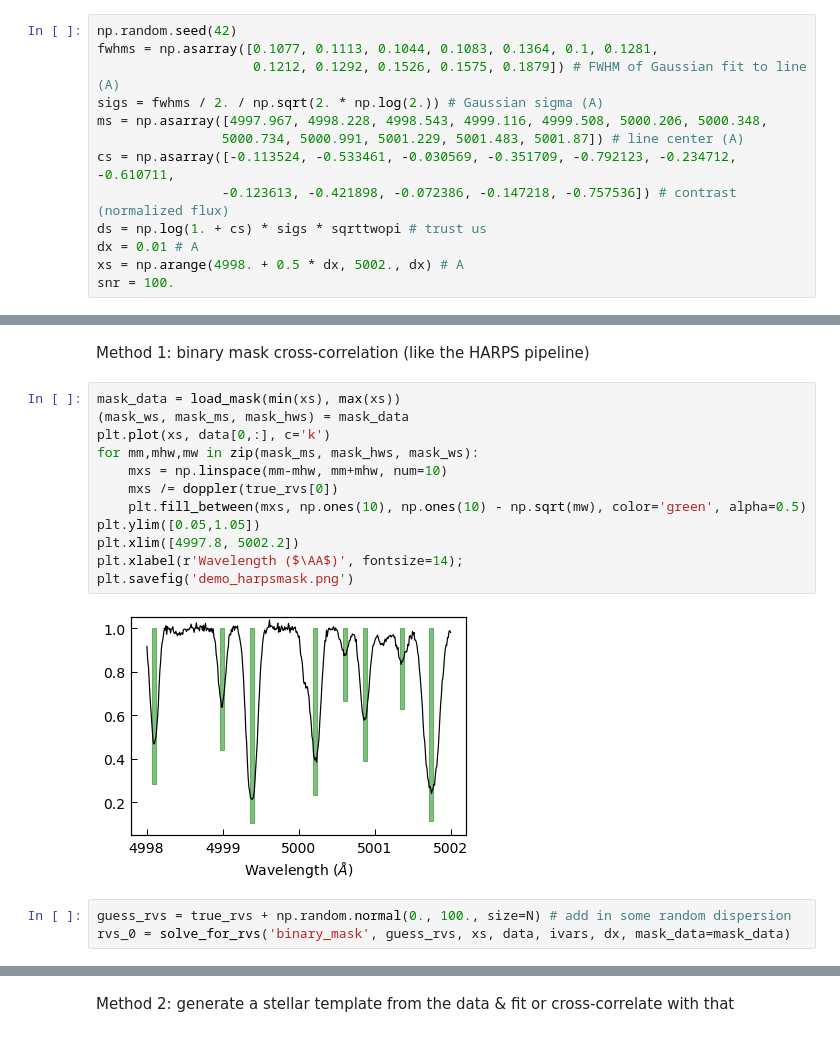
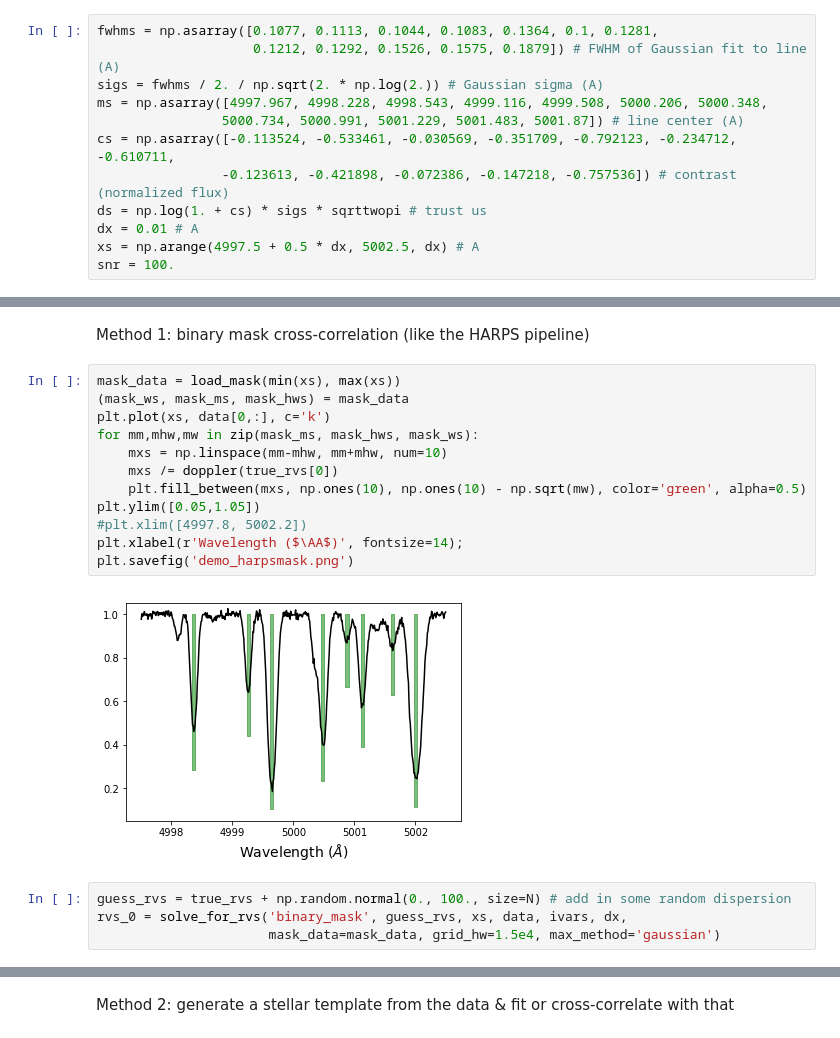
Before and after one commit to davidwhogg/EPRV, a Jupyter notebook: notebook/demo.ipynb, the cells around one changed output, grey strips where cells are left out. Drawn from its saved outputs; the diff is of its cells as text.

```diff
--- a/notebook/demo.ipynb
+++ b/notebook/demo.ipynb
@@ -9,7 +10,6 @@ from utils import *
 # %% [markdown]
 # Starting with the simplest possible test case: fake data with no tellurics, instrumental issues, or non-Doppler-shift time variations in the spectrum
 # %%
-np.random.seed(42)
 fwhms = np.asarray([0.1077, 0.1113, 0.1044, 0.1083, 0.1364, 0.1, 0.1281,
                     0.1212, 0.1292, 0.1526, 0.1575, 0.1879]) # FWHM of Gaussian fit to line (A)
 sigs = fwhms / 2. / np.sqrt(2. * np.log(2.)) # Gaussian sigma (A)
@@ -19,7 +19,7 @@ cs = np.asarray([-0.113524, -0.533461, -0.030569, -0.351709, -0.792123, -0.23471
                 -0.123613, -0.421898, -0.072386, -0.147218, -0.757536]) # contrast (normalized flux)
 ds = np.log(1. + cs) * sigs * sqrttwopi # trust us
 dx = 0.01 # A
-xs = np.arange(4998. + 0.5 * dx, 5002., dx) # A
+xs = np.arange(4997.5 + 0.5 * dx, 5002.5, dx) # A
 snr = 100.
 # %%
 N = 64
@@ -58,20 +58,21 @@ Method 1: binary mask cross-correlation (like the HARPS pipeline)
 # %%
 mask_data = load_mask(min(xs), max(xs))
 (mask_ws, mask_ms, mask_hws) = mask_data
 plt.plot(xs, data[0,:], c='k')
 for mm,mhw,mw in zip(mask_ms, mask_hws, mask_ws):
     mxs = np.linspace(mm-mhw, mm+mhw, num=10)
     mxs /= doppler(true_rvs[0])
     plt.fill_between(mxs, np.ones(10), np.ones(10) - np.sqrt(mw), color='green', alpha=0.5)
 plt.ylim([0.05,1.05])
-plt.xlim([4997.8, 5002.2])
+#plt.xlim([4997.8, 5002.2])
 plt.xlabel(r'Wavelength ($\AA$)', fontsize=14);
 plt.savefig('demo_harpsmask.png')
 # %% [output]
-[figure, old version]
+[figure, new version]
 # %%
 guess_rvs = true_rvs + np.random.normal(0., 100., size=N) # add in some random dispersion
-rvs_0 = solve_for_rvs('binary_mask', guess_rvs, xs, data, ivars, dx, mask_data=mask_data)
+rvs_0 = solve_for_rvs('binary_mask', guess_rvs, xs, data, ivars, dx,
+                      mask_data=mask_data, grid_hw=1.5e4, max_method='gaussian')
 # %%
 plot_resids(rvs_0, true_rvs, crlb=crlb, title='binary mask xcorr', plotname='demo_binaryresids.png')
 rms = np.sqrt(np.nanvar(rvs_0 - true_rvs, ddof=1)) # m/s
```
Also changed, not shown: parts of 7 cells of this notebook, 2 other files.
